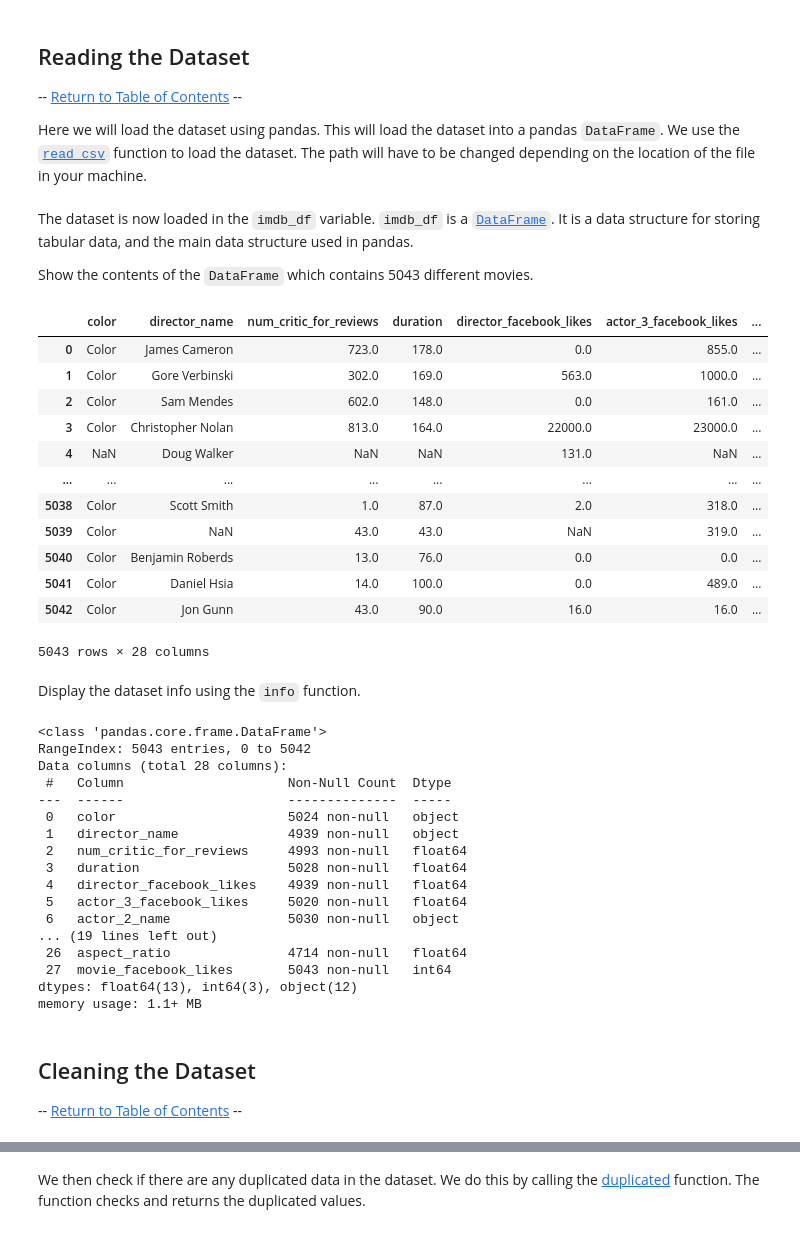
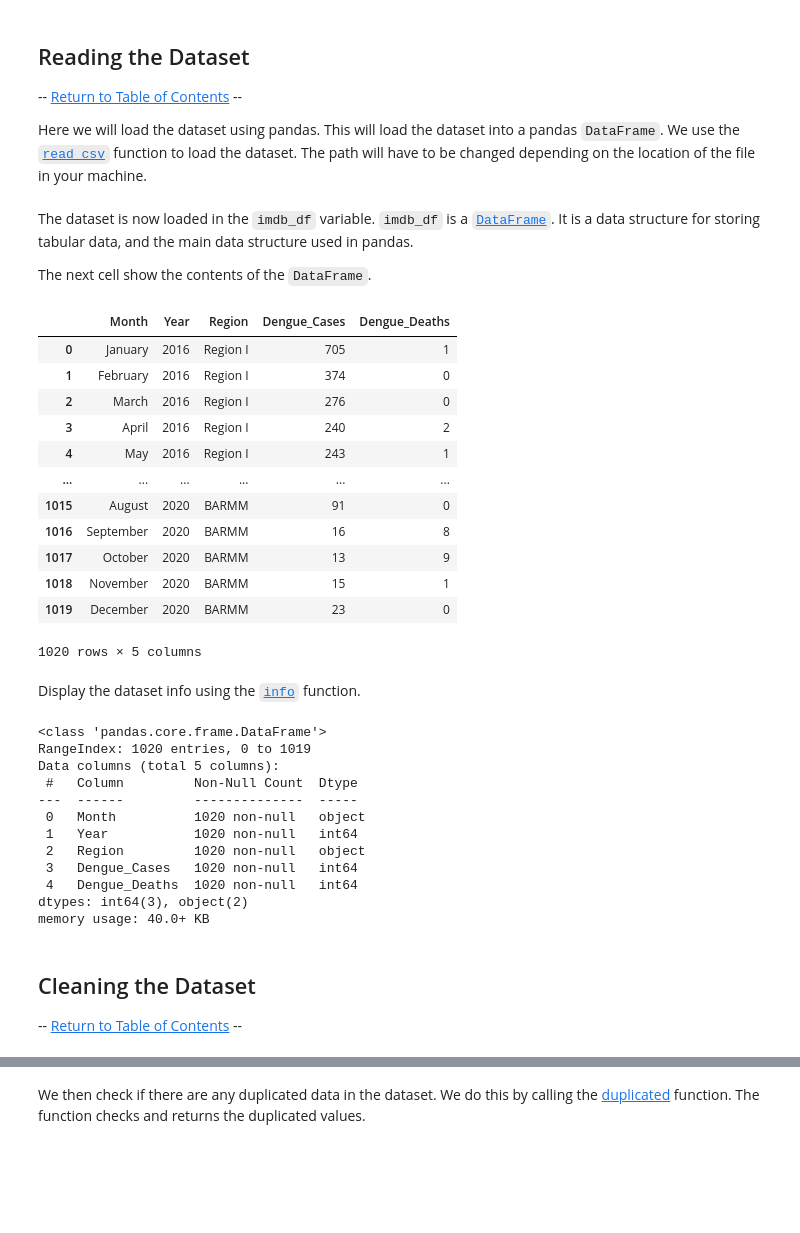
Before and after one commit to lowrainxx/DATA100-FinalProject, a Jupyter notebook: GROUP 2.ipynb, the cells around one changed output, grey strips where cells are left out. Saved outputs shown, nothing was run; the diff lists cells and outputs as text; code cells hidden in the pictures; blank space fills up the shorter version.

```diff
--- a/GROUP 2.ipynb
+++ b/GROUP 2.ipynb
@@ -88,56 +55,50 @@ This dataset contains 5043 **observations** across 28 **variables**. Each row re
 # %% [markdown]
 ## Reading the Dataset
--- [Return to Table of Contents](#imdb-5000-movie-dataset---csmodel-x23-group-6-project) --
+-- [Return to Table of Contents](#DATA100-GROUP-2-FINAL-PROJECT) --
 
 Here we will load the dataset using pandas. This will load the dataset into a pandas `DataFrame`. We use the [`read_csv`](https://pandas.pydata.org/pandas-docs/stable/reference/api/pandas.read_csv.html) function to load the dataset. The path will have to be changed depending on the location of the file in your machine.
 # %%
-imdb_df = pd.read_csv('movie_metadata.csv')
+cases_df = pd.read_csv('ph_dengue_cases2016-2020.csv')
 # %% [markdown]
 The dataset is now loaded in the `imdb_df` variable. `imdb_df` is a [`DataFrame`](https://pandas.pydata.org/pandas-docs/stable/reference/api/pandas.DataFrame.html). It is a data structure for storing tabular data, and the main data structure used in pandas.
 
-Show the contents of the `DataFrame` which contains 5043 different movies.
+The next cell show the contents of the `DataFrame`.
-# %%
-pd.set_option('display.max_columns', 30)
-imdb_df
-# %% [output]
-|  | color | director_name | num_critic_for_reviews | duration | director_facebook_likes | actor_3_facebook_likes | ... |
-| 0 | Color | James Cameron | 723.0 | 178.0 | 0.0 | 855.0 | ... |
-| 1 | Color | Gore Verbinski | 302.0 | 169.0 | 563.0 | 1000.0 | ... |
-| 2 | Color | Sam Mendes | 602.0 | 148.0 | 0.0 | 161.0 | ... |
-| 3 | Color | Christopher Nolan | 813.0 | 164.0 | 22000.0 | 23000.0 | ... |
-| 4 | NaN | Doug Walker | NaN | NaN | 131.0 | NaN | ... |
-| ... | ... | ... | ... | ... | ... | ... | ... |
-| 5038 | Color | Scott Smith | 1.0 | 87.0 | 2.0 | 318.0 | ... |
-| 5039 | Color | NaN | 43.0 | 43.0 | NaN | 319.0 | ... |
-| 5040 | Color | Benjamin Roberds | 13.0 | 76.0 | 0.0 | 0.0 | ... |
-| 5041 | Color | Daniel Hsia | 14.0 | 100.0 | 0.0 | 489.0 | ... |
-| 5042 | Color | Jon Gunn | 43.0 | 90.0 | 16.0 | 16.0 | ... |
-5043 rows × 28 columns
+# %%
+cases_df
+# %% [output]
+|  | Month | Year | Region | Dengue_Cases | Dengue_Deaths |
+| 0 | January | 2016 | Region I | 705 | 1 |
+| 1 | February | 2016 | Region I | 374 | 0 |
+| 2 | March | 2016 | Region I | 276 | 0 |
+| 3 | April | 2016 | Region I | 240 | 2 |
+| 4 | May | 2016 | Region I | 243 | 1 |
+| ... | ... | ... | ... | ... | ... |
+| 1015 | August | 2020 | BARMM | 91 | 0 |
+| 1016 | September | 2020 | BARMM | 16 | 8 |
+| 1017 | October | 2020 | BARMM | 13 | 9 |
+| 1018 | November | 2020 | BARMM | 15 | 1 |
+| 1019 | December | 2020 | BARMM | 23 | 0 |
+1020 rows × 5 columns
 # %% [markdown]
-Display the dataset info using the `info` function.
+Display the dataset info using the [`info`](https://pandas.pydata.org/docs/reference/api/pandas.DataFrame.info.html) function.
 # %%
-imdb_df.info()
+cases_df.info()
 # %% [output]
 <class 'pandas.core.frame.DataFrame'>
-RangeIndex: 5043 entries, 0 to 5042
-Data columns (total 28 columns):
- #   Column                     Non-Null Count  Dtype
----  ------                     --------------  -----
- 0   color                      5024 non-null   object
- 1   director_name              4939 non-null   object
- 2   num_critic_for_reviews     4993 non-null   float64
- 3   duration                   5028 non-null   float64
- 4   director_facebook_likes    4939 non-null   float64
- 5   actor_3_facebook_likes     5020 non-null   float64
- 6   actor_2_name               5030 non-null   object
-... (19 lines left out)
- 26  aspect_ratio               4714 non-null   float64
- 27  movie_facebook_likes       5043 non-null   int64
-dtypes: float64(13), int64(3), object(12)
-memory usage: 1.1+ MB
+RangeIndex: 1020 entries, 0 to 1019
+Data columns (total 5 columns):
+ #   Column         Non-Null Count  Dtype
+---  ------         --------------  -----
+ 0   Month          1020 non-null   object
+ 1   Year           1020 non-null   int64
+ 2   Region         1020 non-null   object
+ 3   Dengue_Cases   1020 non-null   int64
+ 4   Dengue_Deaths  1020 non-null   int64
+dtypes: int64(3), object(2)
+memory usage: 40.0+ KB
 # %% [markdown]
 ## Cleaning the Dataset
 
--- [Return to Table of Contents](#imdb-5000-movie-dataset---csmodel-x23-group-6-project) --
+-- [Return to Table of Contents](#DATA100-GROUP-2-FINAL-PROJECT) --
 # %% [markdown]
 Before we can begin exploring the data, we must first clean the dataset. This is to prevent inconsistencies that may cause problems or errors during analysis.
```
Also changed, not shown: parts of 14 cells of this notebook.
